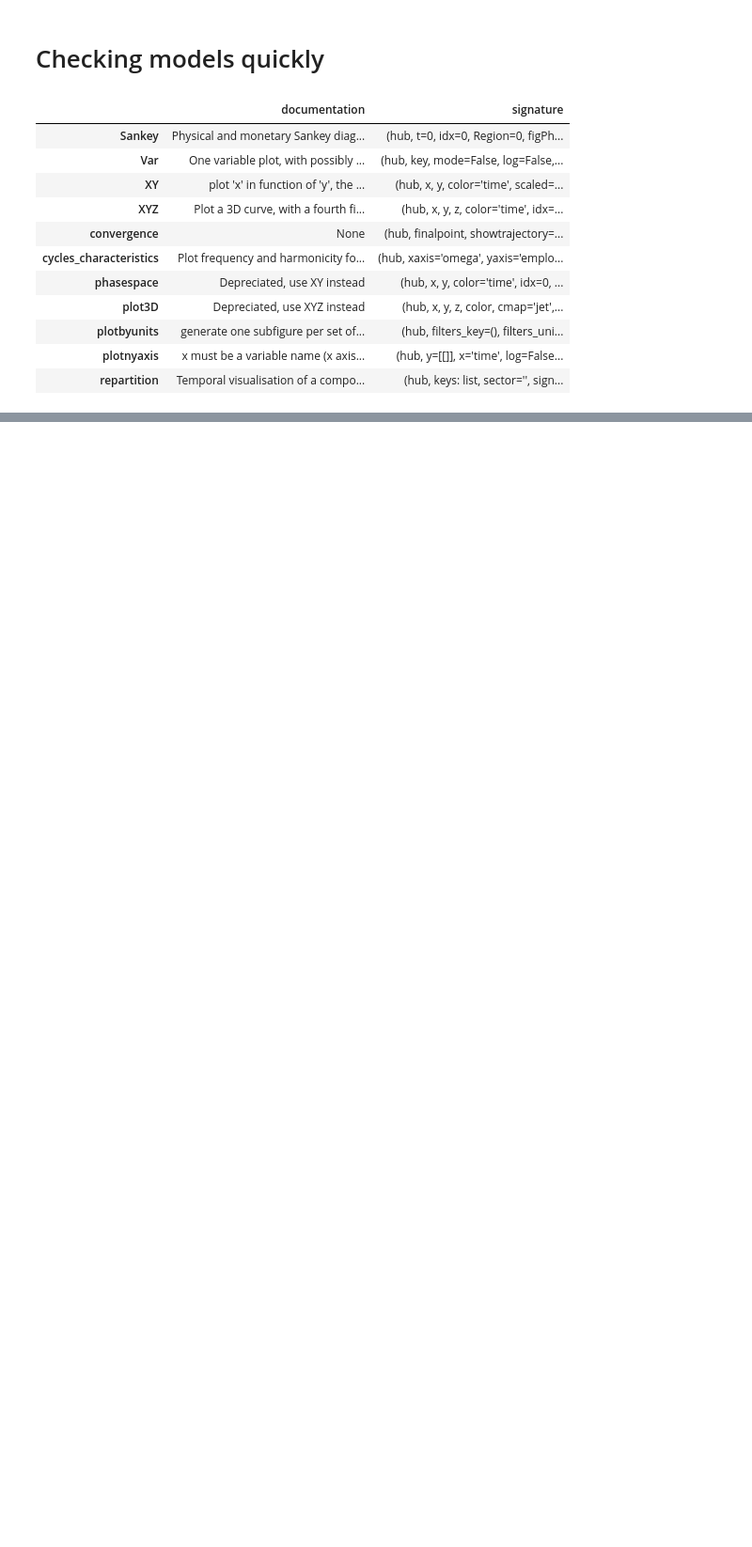
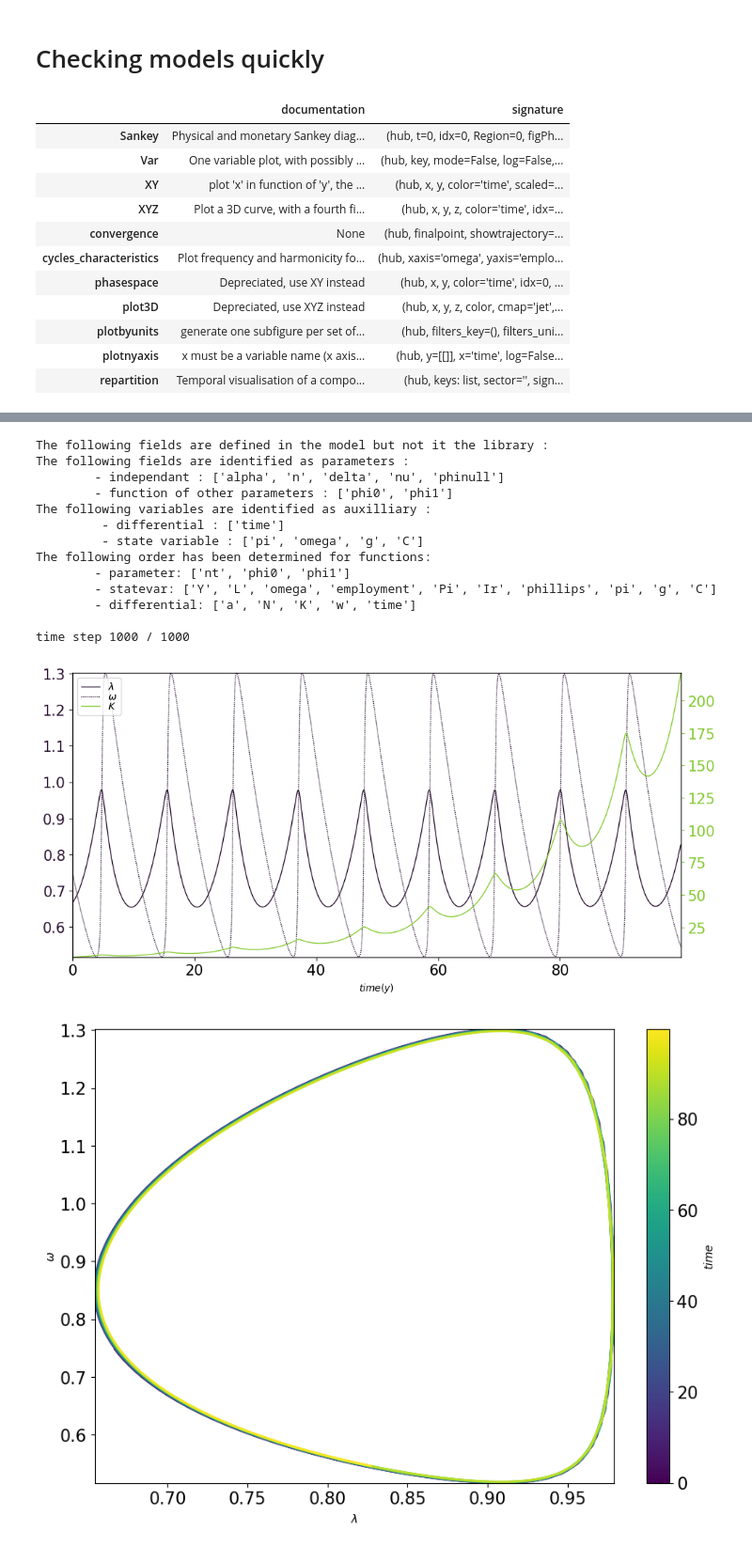
Before and after one commit to DaluS/CHIMES, a Jupyter notebook: doc/PaulFiles/SandBox.ipynb, the cells around one changed output, grey strips where cells are left out. Shown at 94% size. Saved outputs shown, nothing was run; the diff lists cells and outputs as text; code cells hidden in the pictures; blank space fills up the shorter version.

```diff
--- a/doc/PaulFiles/SandBox.ipynb
+++ b/doc/PaulFiles/SandBox.ipynb
@@ -86,0 +97,20 @@ debtstabilisation {'XYZ': [{'x': 'employment', 'y': 'omega', 'z': 'd', 'color':
+# %%
+hub=chm.Hub('Goodwin','default')
+hub.run()
+hub.plot_preset()
+# %% [output]
+The following fields are defined in the model but not it the library :
+The following fields are identified as parameters :
+        - independant : ['alpha', 'n', 'delta', 'nu', 'phinull']
+        - function of other parameters : ['phi0', 'phi1']
+The following variables are identified as auxilliary :
+         - differential : ['time']
+         - state variable : ['pi', 'omega', 'g', 'C']
+The following order has been determined for functions:
+        - parameter: ['nt', 'phi0', 'phi1']
+        - statevar: ['Y', 'L', 'omega', 'employment', 'Pi', 'Ir', 'phillips', 'pi', 'g', 'C']
+        - differential: ['a', 'N', 'K', 'w', 'time']
+
+time step 1000 / 1000
+[figure, added]
+[figure, added]
```
Also changed, not shown: parts of 7 cells of this notebook, 16 other files.
